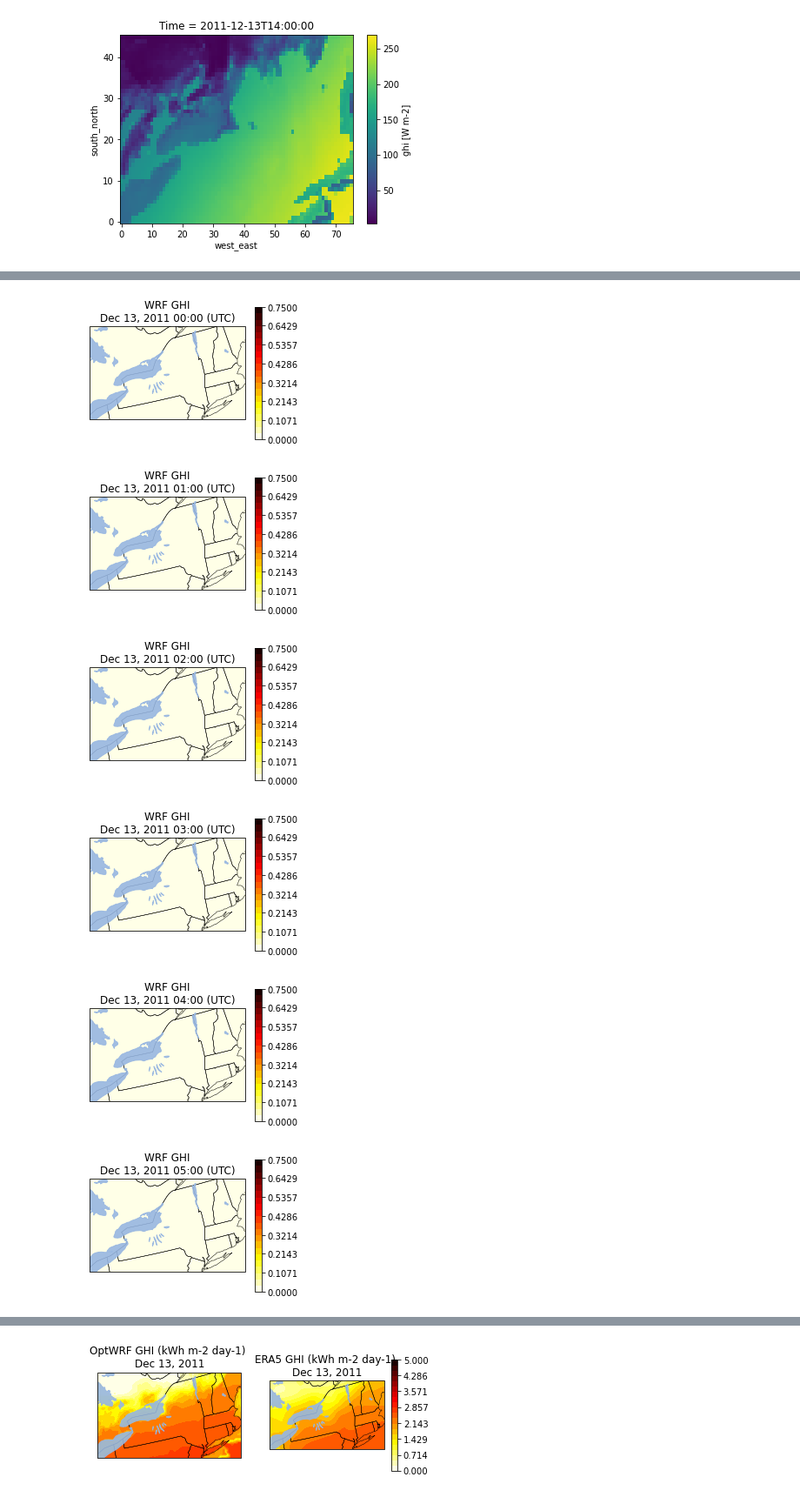
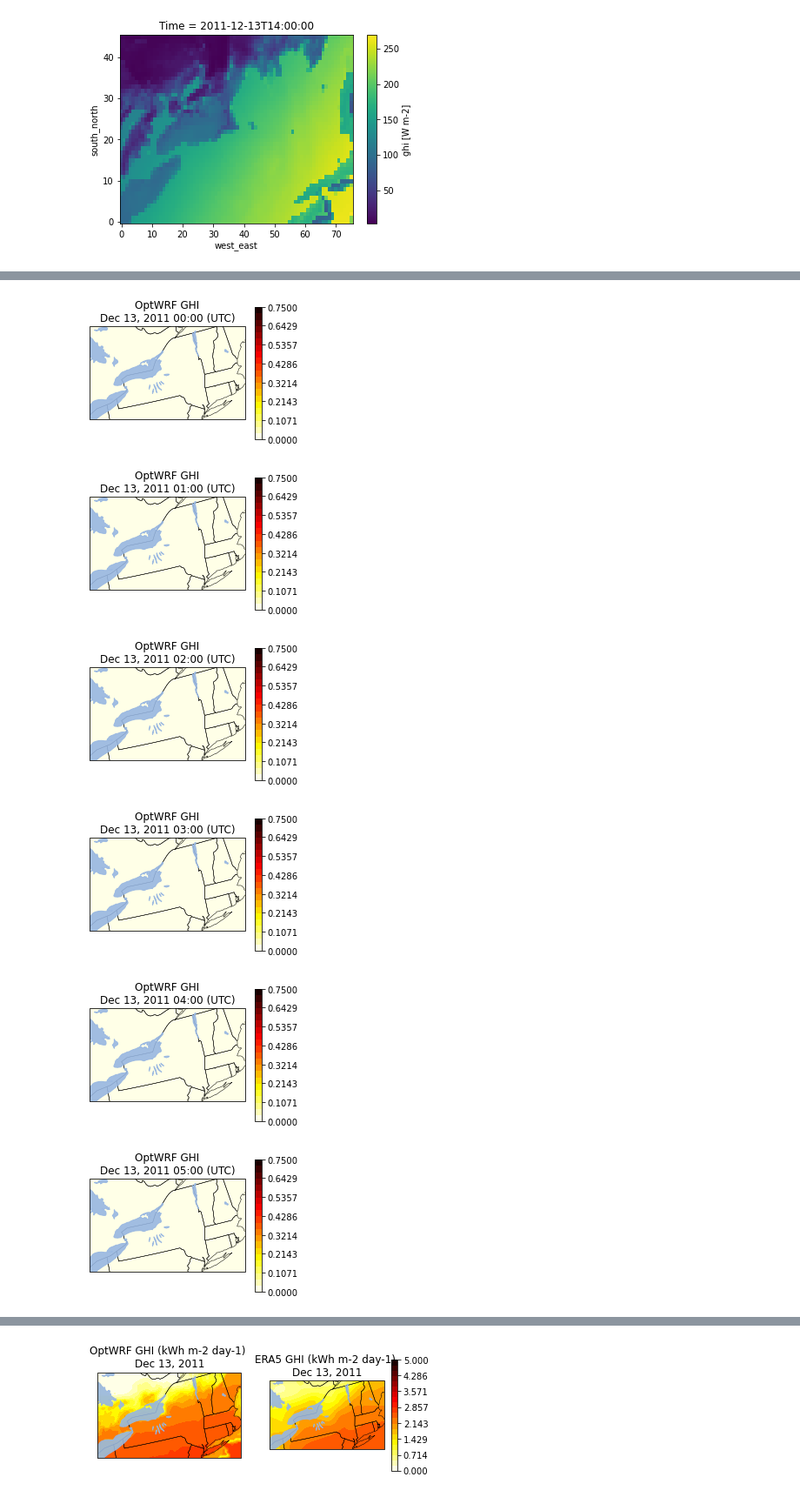
Before and after one commit to jeffreysward/met4ene, a Jupyter notebook: post/python/Optwrf New York Detail Analysis.ipynb, the cells around one changed output, grey strips where cells are left out. Shown at 87% size. Drawn from its saved outputs; the diff is of its cells as text; code cells hidden in the pictures.

```diff
--- a/post/python/Optwrf New York Detail Analysis.ipynb
+++ b/post/python/Optwrf New York Detail Analysis.ipynb
@@ -177,11 +175,11 @@ plt.show()
 # %%
 # Okay, but now we can just use the functions that I already created...
 plots.wrf_era5_plot('ghi', wrfdata_subset, eradata, datestr, src='wrf', hourly=True, save_fig=False,
-                    wrf_dir=wrfdir, era_dir=eradir, short_title_str='WRF GHI')
+                    wrf_dir=wrfdir, era_dir=eradir, short_title_str='OptWRF GHI')
 # %% [output]
-[figure, old version]
+[figure, new version]
-[figure, old version]
+[figure, new version]
-[figure, old version]
+[figure, new version]
-[figure, old version]
+[figure, new version]
-[figure, old version]
+[figure, new version]
-[figure, old version]
+[figure, new version]
```
Also changed, not shown: parts of 3 cells of this notebook, 1 other file.
